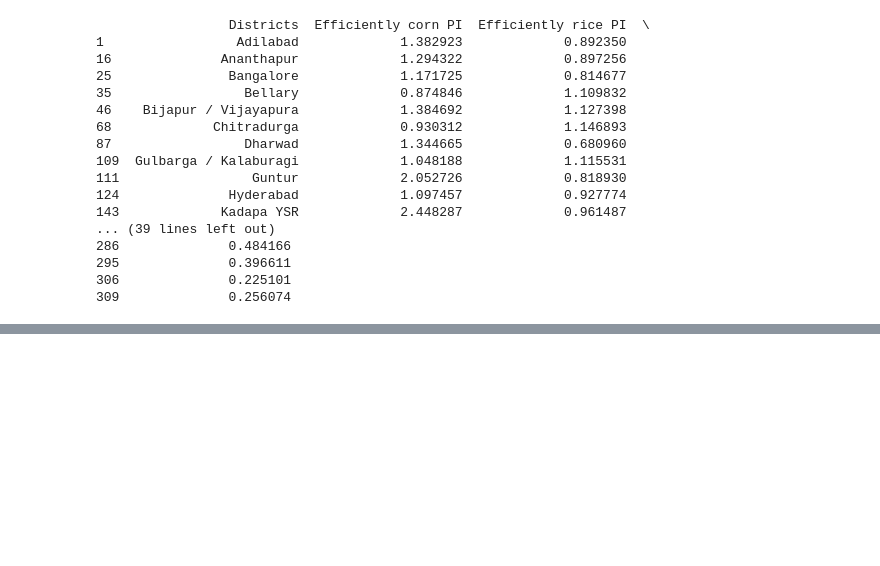
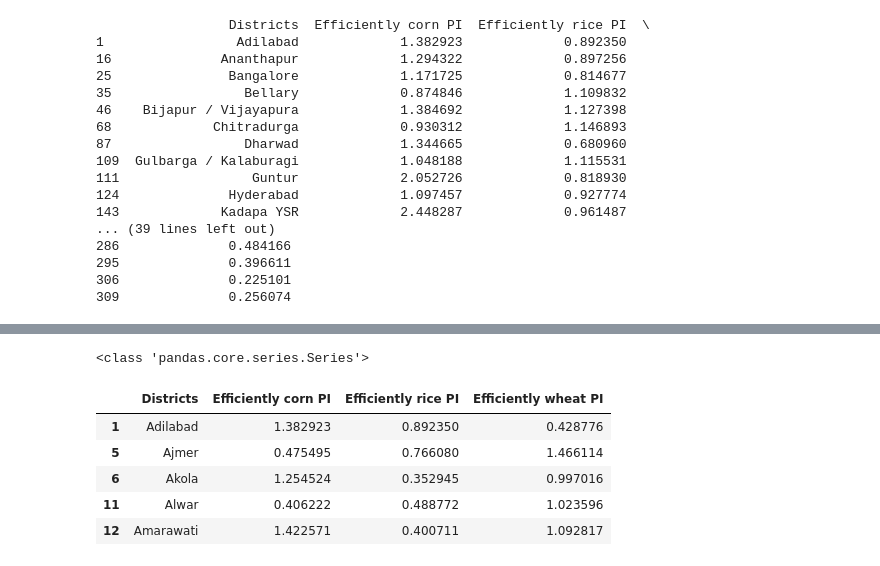
Before and after one commit to brehima5/M0BusinessDataAnalysis_ThiernoB, a Jupyter notebook: analysis.ipynb, the cells around one changed output, grey strips where cells are left out. Saved outputs shown, nothing was run; the diff lists cells and outputs as text; code cells hidden in the pictures; blank space fills up the shorter version.

```diff
--- a/analysis.ipynb
+++ b/analysis.ipynb
@@ -98,0 +141,15 @@ lengh_of_list: 79
+# %%
+#used type() to see the class
+print(type(df["Efficiently corn PI"]))
+# %% [output]
+<class 'pandas.core.series.Series'>
+# %%
+#I displayed the 5 first rows of my district_target to facilitate my visualization
+district_target.head()
+# %% [output]
+|  | Districts | Efficiently corn PI | Efficiently rice PI | Efficiently wheat PI |
+| 1 | Adilabad | 1.382923 | 0.892350 | 0.428776 |
+| 5 | Ajmer | 0.475495 | 0.766080 | 1.466114 |
+| 6 | Akola | 1.254524 | 0.352945 | 0.997016 |
+| 11 | Alwar | 0.406222 | 0.488772 | 1.023596 |
+| 12 | Amarawati | 1.422571 | 0.400711 | 1.092817 |
```
Also changed, not shown: parts of 6 cells of this notebook.
